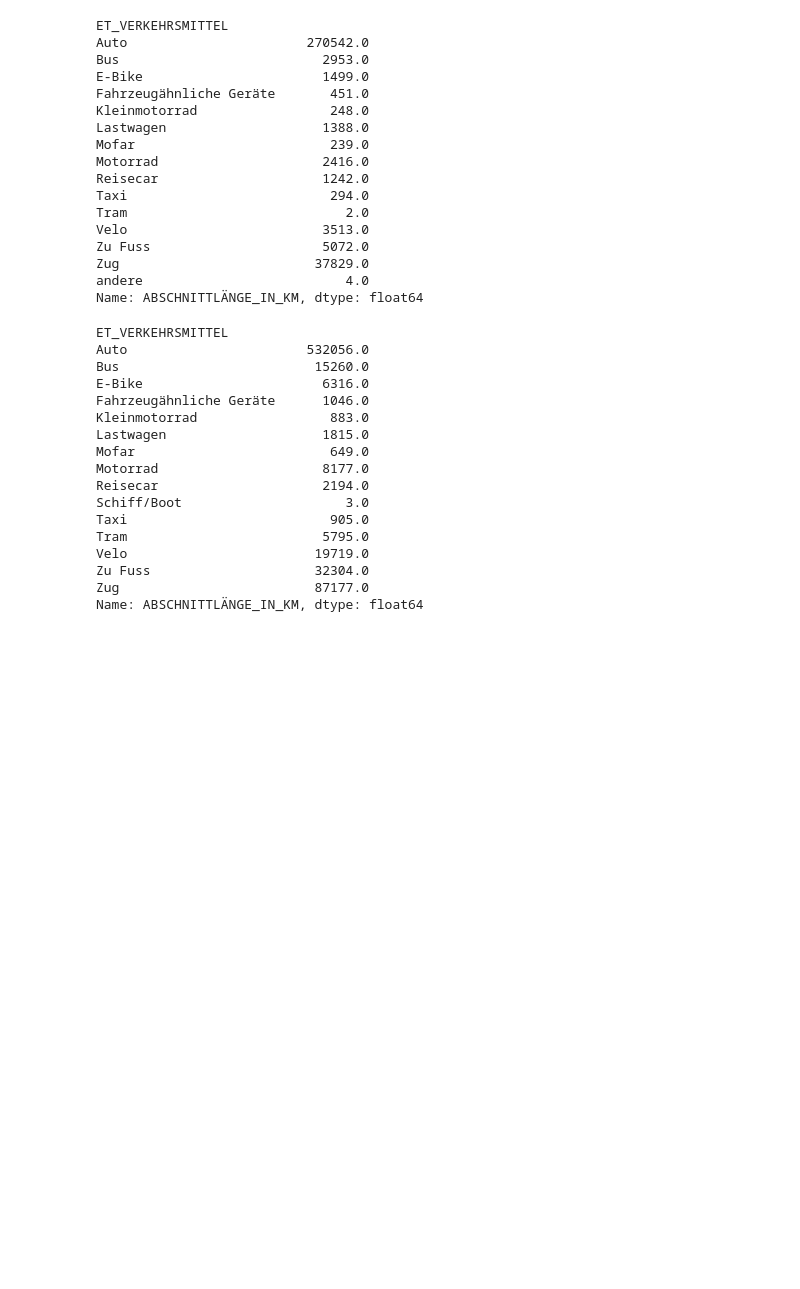
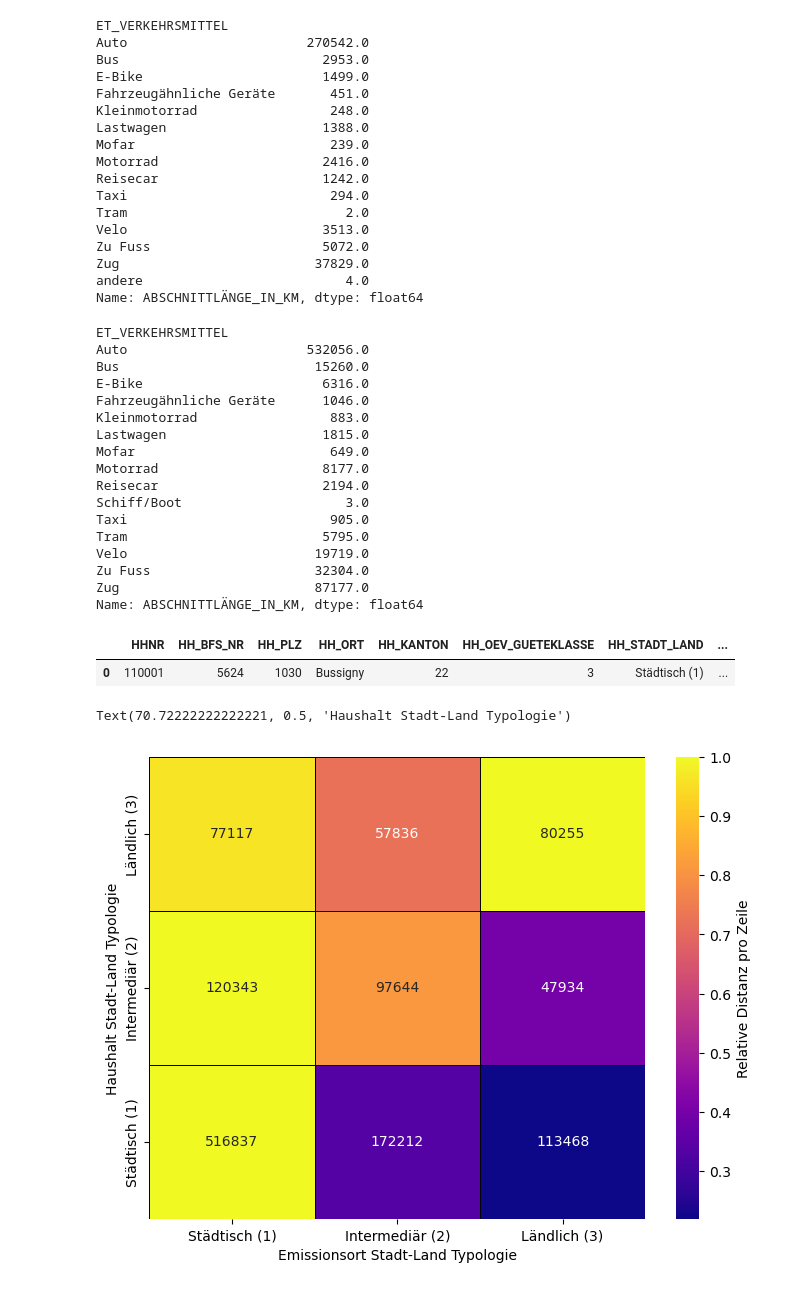
Before and after one commit to LeonidWouters/ANM, a Jupyter notebook: Wege_CO2_Berechnungen.ipynb, the cells around one changed output. Drawn from its saved outputs; the diff is of its cells as text; code cells hidden in the pictures; blank space fills up the shorter version.

```diff
--- a/Wege_CO2_Berechnungen.ipynb
+++ b/Wege_CO2_Berechnungen.ipynb
@@ -500,3 +513,38 @@ Velo                        19719.0
 Zu Fuss                     32304.0
 Zug                         87177.0
 Name: ABSCHNITTLÄNGE_IN_KM, dtype: float64
+# %%
+wege.head(1)
+# %% [output]
+|  | HHNR | HH_BFS_NR | HH_PLZ | HH_ORT | HH_KANTON | HH_OEV_GUETEKLASSE | HH_STADT_LAND | ... |
+| 0 | 110001 | 5624 | 1030 | Bussigny | 22 | 3 | Städtisch (1) | ... |
+# %%
+# Werte der Spalte HH_STADT_LAND ändern
+wege['HH_STADT_LAND'].replace({1: 'Städtisch (1)',
+                               2: 'Intermediär (2)',
+                               3: 'Ländlich (3)'}, inplace=True)
+# %%
+# Berechne für jede HH_STAD_LANDT die kumulierte Distanz pro WEGABSCHNITT_STADT_LAND_TYPOLOGIE in einer 3x3 Matrix
+matrix = wege.groupby(['HH_STADT_LAND', 'WEGABSCHNITT_STADT_LAND_TYPOLOGIE'])['ABSCHNITTLÄNGE_IN_KM'].sum().unstack().round(0)
+# %%
+# Heatmap der matrix
+import seaborn as sns
+import matplotlib.pyplot as plt
+# Sortiere nach städtisch, intermediär, ländlich
+# Reorder the rows and columns as requested
+matrix = matrix.reindex(index=['Ländlich (3)', 'Intermediär (2)', 'Städtisch (1)'],
+                        columns=['Städtisch (1)', 'Intermediär (2)', 'Ländlich (3)'])
+
+# Normalize each row
+matrix_normalized = matrix.div(matrix.max(axis=1), axis=0)
+
+# Create the heatmap with normalized values and show original values in the cells
+plt.figure(figsize=(8, 6))
+sns.heatmap(matrix_normalized, cmap='plasma', annot=matrix, fmt=".0f", linewidths=.5, linecolor='black',
+            cbar_kws={'label': 'Relative Distanz pro Zeile'})
+
+plt.xlabel('Emissionsort Stadt-Land Typologie')
+plt.ylabel('Haushalt Stadt-Land Typologie')
+# %% [output]
+Text(70.72222222222221, 0.5, 'Haushalt Stadt-Land Typologie')
+[figure, added]
```
Also changed, not shown: parts of 2 cells of this notebook.
